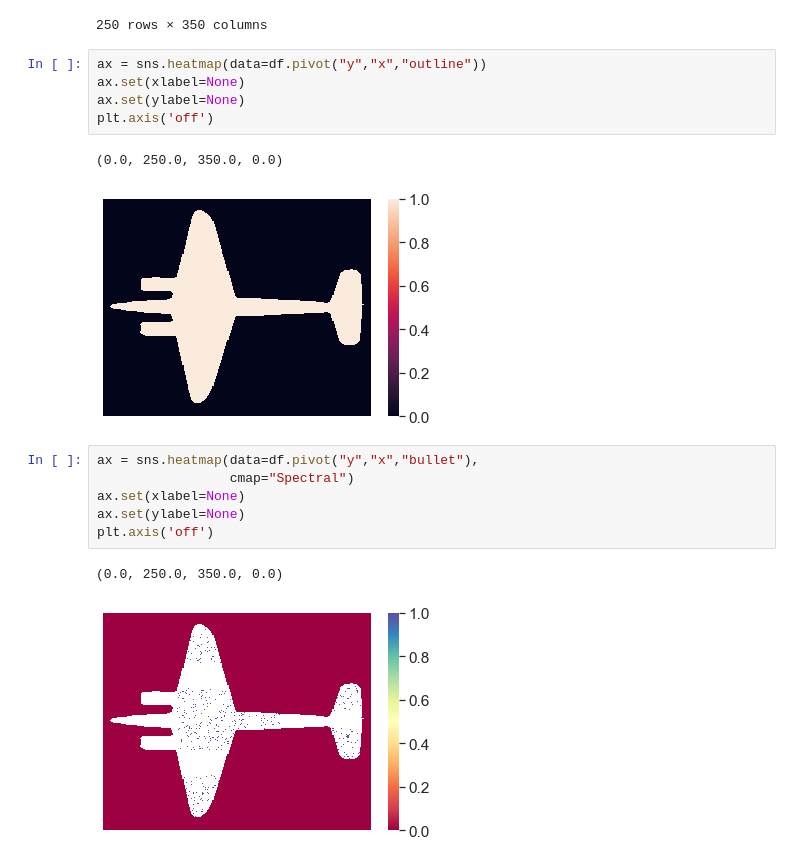
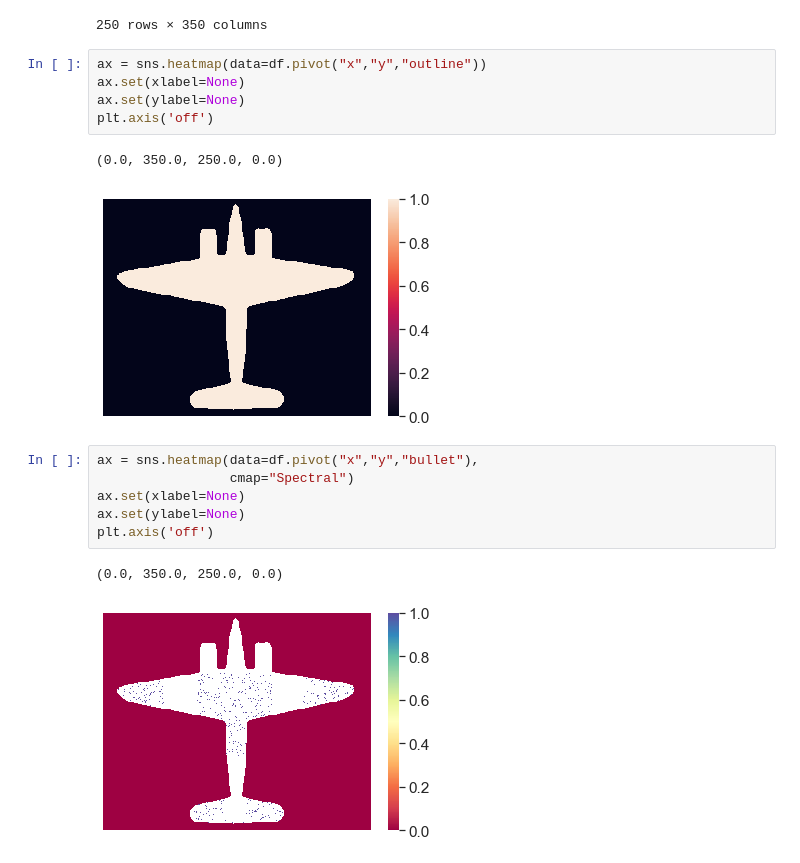
Before and after one commit to ubco-cmps/data301_course, a Jupyter notebook: notes/week08/Class8A/Practicing EDA.ipynb, the cells around one changed output. Drawn from its saved outputs; the diff is of its cells as text.

```diff
--- a/notes/week08/Class8A/Practicing EDA.ipynb
+++ b/notes/week08/Class8A/Practicing EDA.ipynb
@@ -122,19 +122,19 @@ df.pivot("x","y","outline")
 | 249 | 0 | 0 | 0 | 0 | 0 | 0 | 0 | 0 | 0 | 0 | ... | ... |
 250 rows × 350 columns
 # %%
-ax = sns.heatmap(data=df.pivot("y","x","outline"))
+ax = sns.heatmap(data=df.pivot("x","y","outline"))
 ax.set(xlabel=None)
 ax.set(ylabel=None)
 plt.axis('off')
 # %% [output]
-(0.0, 250.0, 350.0, 0.0)
+(0.0, 350.0, 250.0, 0.0)
-[figure, old version]
+[figure, new version]
 # %%
-ax = sns.heatmap(data=df.pivot("y","x","bullet"),
+ax = sns.heatmap(data=df.pivot("x","y","bullet"),
                  cmap="Spectral")
 ax.set(xlabel=None)
 ax.set(ylabel=None)
 plt.axis('off')
 # %% [output]
-(0.0, 250.0, 350.0, 0.0)
+(0.0, 350.0, 250.0, 0.0)
-[figure, old version]
+[figure, new version]
```
Also changed, not shown: 4 other files.
